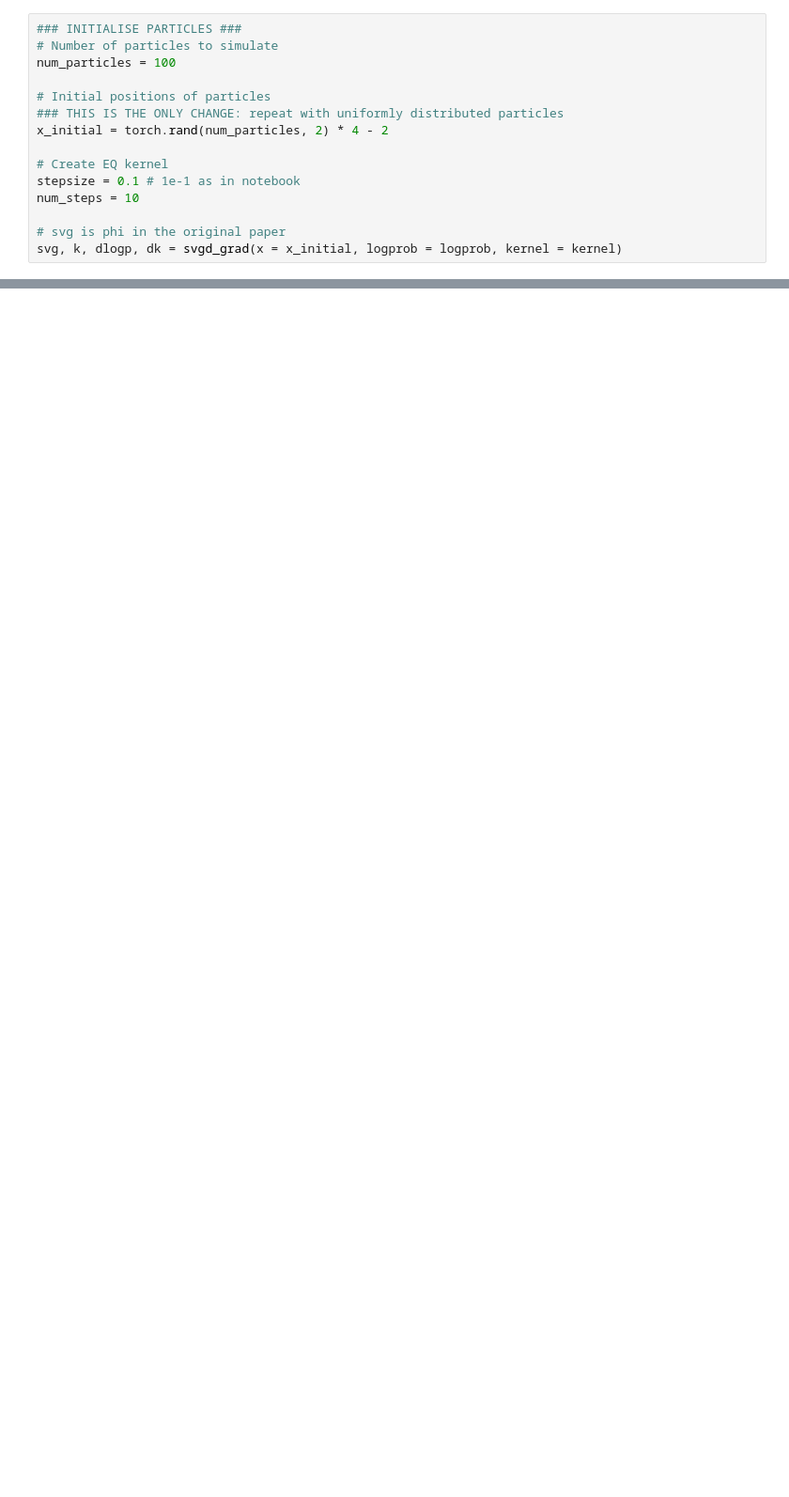
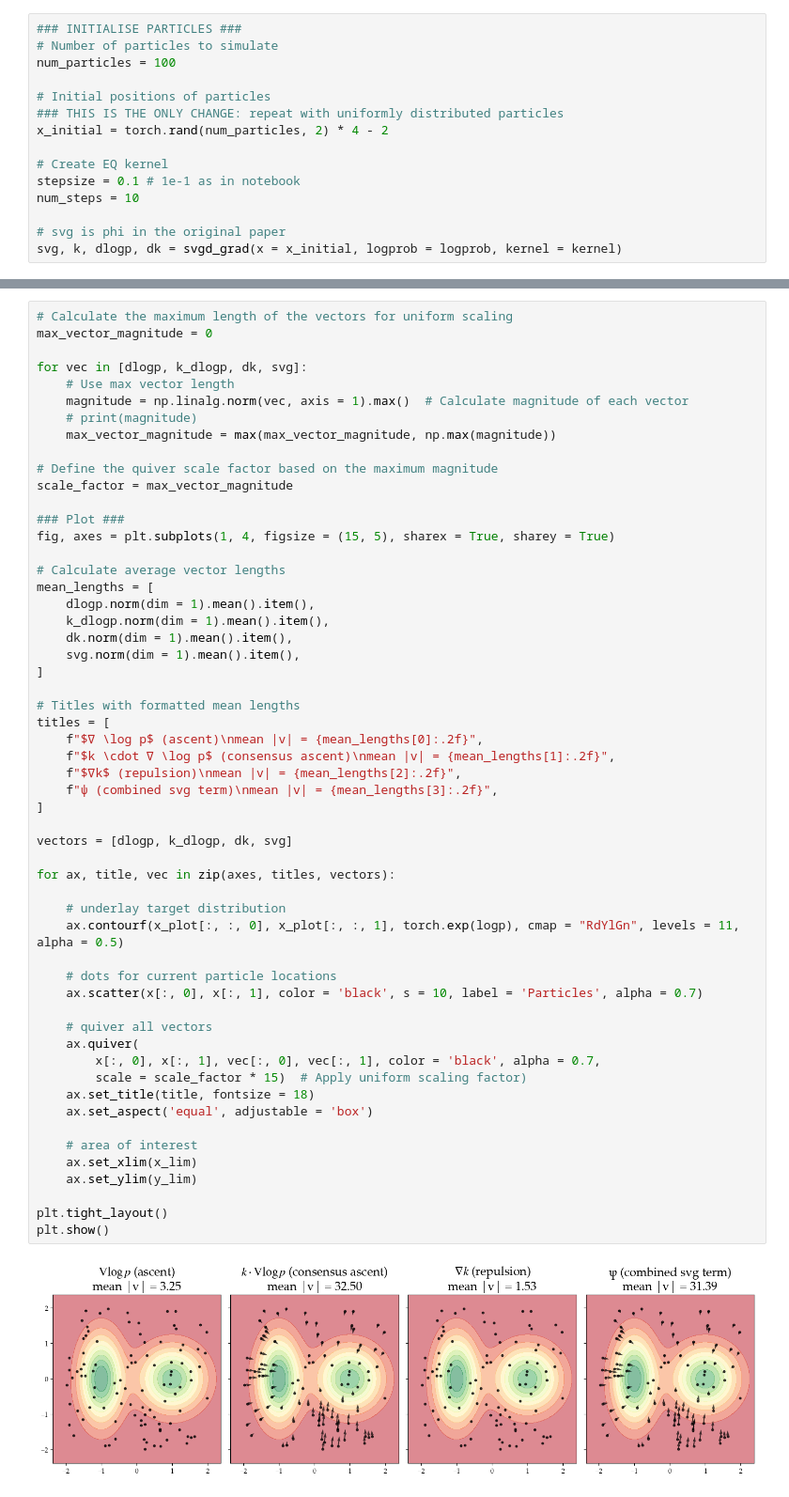
Before and after one commit to kimbente/svgd, a Jupyter notebook: turn_the_stein.ipynb, the cells around one changed output, grey strips where cells are left out. Shown at 94% size. Cells and saved outputs as stored; diff of their text form; blank space fills up the shorter version.

```diff
--- a/turn_the_stein.ipynb
+++ b/turn_the_stein.ipynb
@@ -259 +297,58 @@ plt.show()
+# %%
+# Calculate the maximum length of the vectors for uniform scaling
+max_vector_magnitude = 0
+
+for vec in [dlogp, k_dlogp, dk, svg]:
+    # Use max vector length
+    magnitude = np.linalg.norm(vec, axis = 1).max()  # Calculate magnitude of each vector
+    # print(magnitude)
+    max_vector_magnitude = max(max_vector_magnitude, np.max(magnitude))
+
+# Define the quiver scale factor based on the maximum magnitude
+scale_factor = max_vector_magnitude
+
+### Plot ###
+fig, axes = plt.subplots(1, 4, figsize = (15, 5), sharex = True, sharey = True)
+
+# Calculate average vector lengths
+mean_lengths = [
+    dlogp.norm(dim = 1).mean().item(),
+    k_dlogp.norm(dim = 1).mean().item(),
+    dk.norm(dim = 1).mean().item(),
+    svg.norm(dim = 1).mean().item(),
+]
+
+# Titles with formatted mean lengths
+titles = [
+    f"$∇ \log p$ (ascent)\nmean |v| = {mean_lengths[0]:.2f}",
+    f"$k \cdot ∇ \log p$ (consensus ascent)\nmean |v| = {mean_lengths[1]:.2f}",
+    f"$∇k$ (repulsion)\nmean |v| = {mean_lengths[2]:.2f}",
+    f"ψ (combined svg term)\nmean |v| = {mean_lengths[3]:.2f}",
+]
+
+vectors = [dlogp, k_dlogp, dk, svg]
+
+for ax, title, vec in zip(axes, titles, vectors):
+
+    # underlay target distribution
+    ax.contourf(x_plot[:, :, 0], x_plot[:, :, 1], torch.exp(logp), cmap = "RdYlGn", levels = 11, alpha = 0.5)
+
+    # dots for current particle locations
+    ax.scatter(x[:, 0], x[:, 1], color = 'black', s = 10, label = 'Particles', alpha = 0.7)
+
+    # quiver all vectors
+    ax.quiver(
+        x[:, 0], x[:, 1], vec[:, 0], vec[:, 1], color = 'black', alpha = 0.7,
+        scale = scale_factor * 15)  # Apply uniform scaling factor)
+    ax.set_title(title, fontsize = 18)
+    ax.set_aspect('equal', adjustable = 'box')
+
+    # area of interest
+    ax.set_xlim(x_lim)
+    ax.set_ylim(y_lim)
+
+plt.tight_layout()
+plt.show()
+# %% [output]
+[figure, added]
 # %% [markdown]
```
Also changed, not shown: parts of 20 cells of this notebook, 8 other files.
